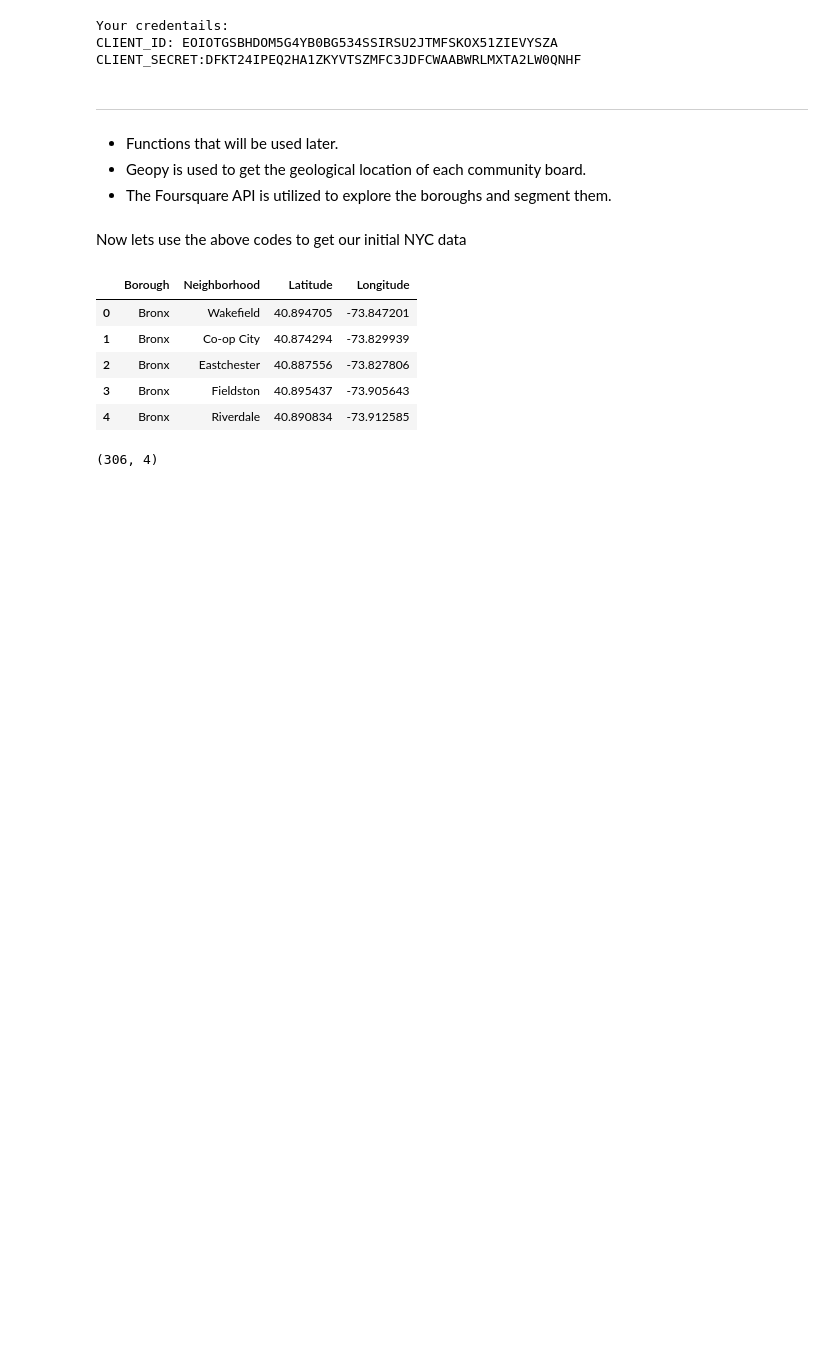
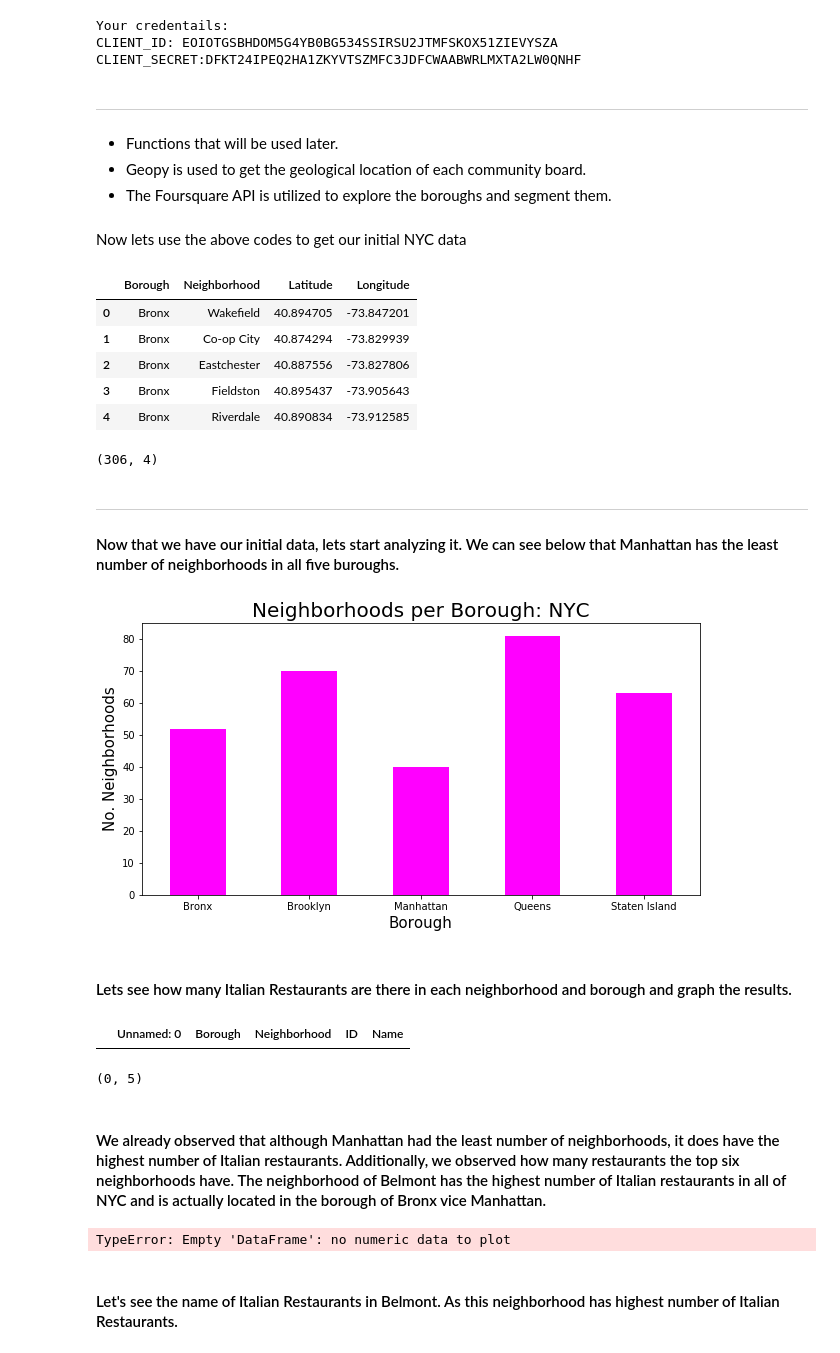
Before and after one commit to Gnidhi410/Capstone-Project, a Jupyter notebook: The Battle of Neighborhood.ipynb, the cells around one changed output. Cells and saved outputs as stored; diff of their text form; code cells hidden in the pictures; blank space fills up the shorter version.

```diff
--- a/The Battle of Neighborhood.ipynb
+++ b/The Battle of Neighborhood.ipynb
@@ -195,3 +189,18 @@ ny_data.head()
 ny_data.shape
 # %% [output]
 (306, 4)
+# %% [markdown]
+***
+#### Now that we have our initial data, lets start analyzing it. We can see below that Manhattan has the least number of neighborhoods in all five buroughs.
+# %%
+clr = "magenta"
+ny_data.groupby('Borough')['Neighborhood'].count().plot.bar(figsize=(10,5), color=clr)
+plt.title('Neighborhoods per Borough: NYC', fontsize = 20)
+plt.xlabel('Borough', fontsize = 15)
+plt.ylabel('No. Neighborhoods',fontsize = 15)
+plt.xticks(rotation = 'horizontal')
+plt.show()
+# %% [output]
+[figure, added]
+# %% [markdown]
+#### Lets see how many Italian Restaurants are there in each neighborhood and borough and graph the results.
@@ -197,0 +230,20 @@ ny_data.shape
+# %%
+italian_rest_ny = pd.read_csv('italian_rest_ny_tocsv1.csv')
+italian_rest_ny.tail()
+# %% [output]
+|  | Unnamed: 0 | Borough | Neighborhood | ID | Name |
+# %%
+italian_rest_ny.shape
+# %% [output]
+(0, 5)
+# %% [markdown]
+#### We already observed that although Manhattan had the least number of neighborhoods, it does have the highest number of Italian restaurants. Additionally, we observed how many restaurants the top six neighborhoods have. The neighborhood of Belmont has the highest number of Italian restaurants in all of NYC and is actually located in the borough of Bronx vice Manhattan.
+# %%
+italian_rest_ny.groupby('Borough')['ID'].count().plot.bar(figsize=(10,5), color = clr)
+plt.title('Italian Restaurants per Borough: NYC', fontsize = 20)
+plt.xlabel('Borough', fontsize = 15)
+plt.ylabel('No.of Italian Restaurants', fontsize=15)
+plt.xticks(rotation = 'horizontal')
+plt.show()
+# %% [output]
+TypeError: Empty 'DataFrame': no numeric data to plot
@@ -197,0 +259,2 @@ ny_data.shape
+# %% [markdown]
+#### Let's see the name of Italian Restaurants in Belmont. As this neighborhood has highest number of Italian Restaurants.
```
Also changed, not shown: parts of 30 cells of this notebook.
